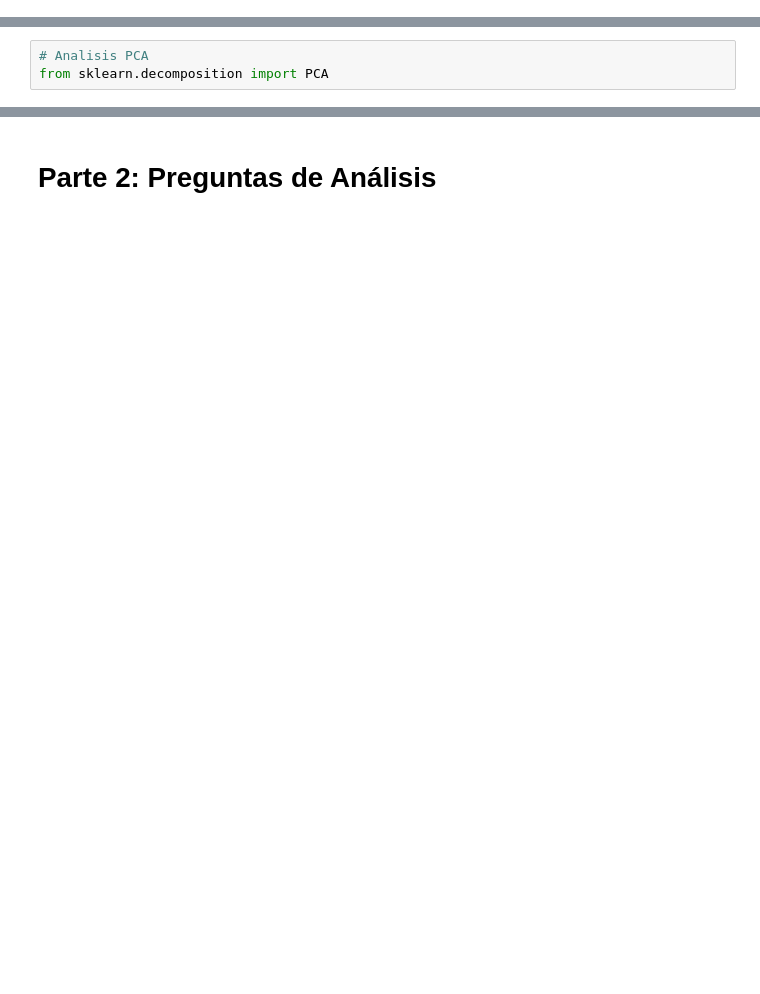
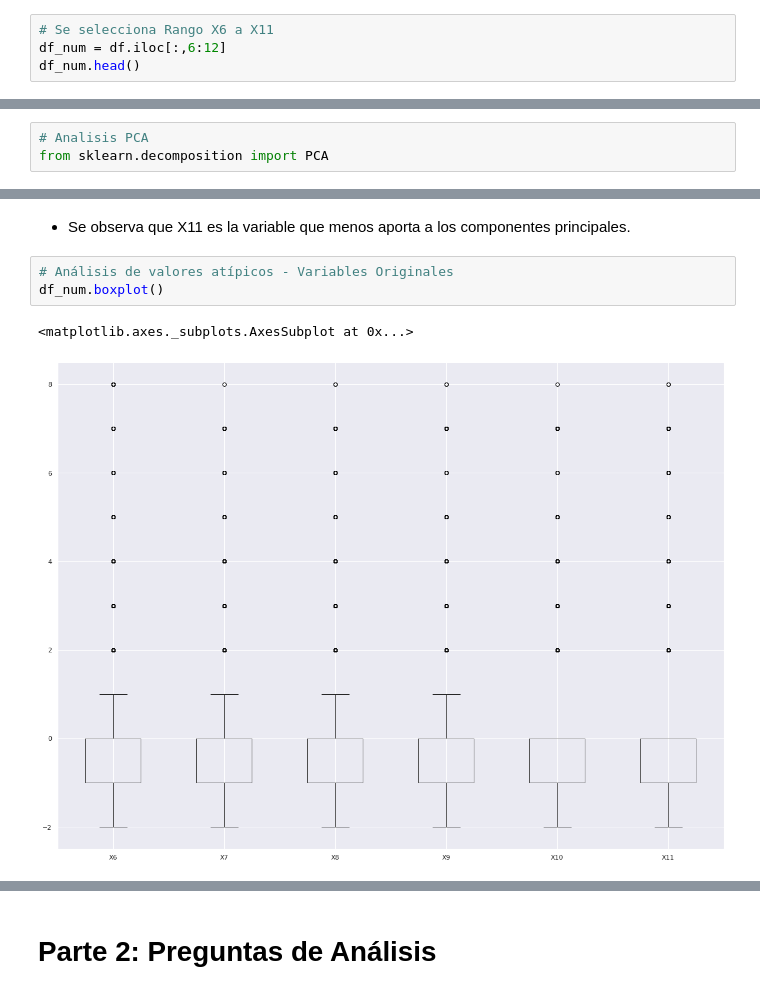
Before and after one commit to PosgradoMNA/actividades-de-aprendizaje-rzunick, a Jupyter notebook: Semana_4_Actividad_1_Practica_PCA_Ronald_Zuniga_A01686240.ipynb, the cells around one changed output, grey strips where cells are left out. Cells and saved outputs as stored; diff of their text form; blank space fills up the shorter version.

```diff
--- a/Semana_4_Actividad_1_Practica_PCA_Ronald_Zuniga_A01686240.ipynb
+++ b/Semana_4_Actividad_1_Practica_PCA_Ronald_Zuniga_A01686240.ipynb
@@ -210,0 +213,4 @@ p
+# %%
+# Se selecciona Rango X6 a X11
+df_num = df.iloc[:,6:12]
+df_num.head()
@@ -251,0 +373,8 @@ Considerando la anterior, observamos que si eliminamos `z2 = PC2` mantendríamos
+# %% [markdown]
+* Se observa que X11 es la variable que menos aporta a los componentes principales.
+# %%
+# Análisis de valores atípicos - Variables Originales
+df_num.boxplot()
+# %% [output]
+<matplotlib.axes._subplots.AxesSubplot at 0x...>
+[figure, added]
```
Also changed, not shown: parts of 23 cells of this notebook.
